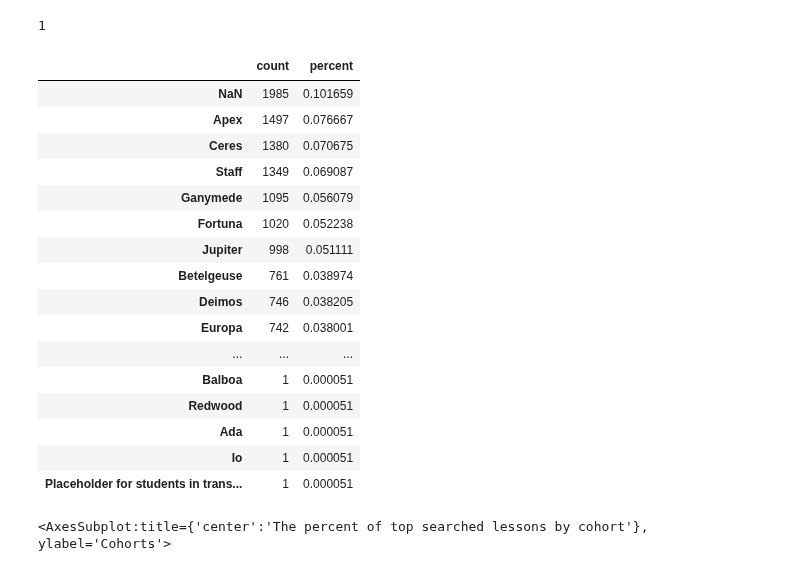
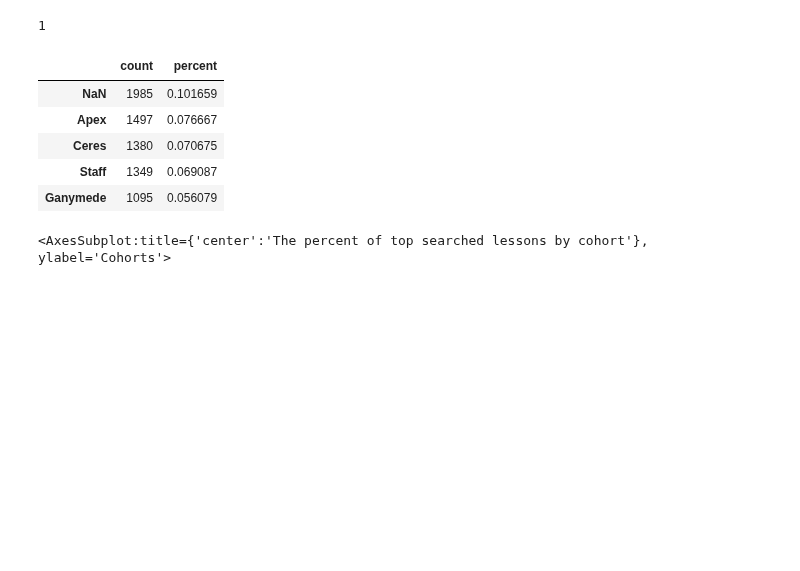
Before and after one commit to AACKV/anomaly_detection_project, a Jupyter notebook: arsenes_scratch_notebook.ipynb, the cells around one changed output. Saved outputs shown, nothing was run; the diff lists cells and outputs as text; code cells hidden in the pictures; blank space fills up the shorter version.

```diff
--- a/arsenes_scratch_notebook.ipynb
+++ b/arsenes_scratch_notebook.ipynb
@@ -370,25 +381,14 @@ json_search.path.nunique()
 # %%
 # Displaying the top cohorts to check out the path 'search/search_index.json'
 
-value_counts_and_frequencies(json_search.name)
+value_counts_and_frequencies(json_search.name).head()
 # %% [output]
 |  | count | percent |
 | NaN | 1985 | 0.101659 |
 | Apex | 1497 | 0.076667 |
 | Ceres | 1380 | 0.070675 |
 | Staff | 1349 | 0.069087 |
 | Ganymede | 1095 | 0.056079 |
-| Fortuna | 1020 | 0.052238 |
-| Jupiter | 998 | 0.051111 |
-| Betelgeuse | 761 | 0.038974 |
-| Deimos | 746 | 0.038205 |
-| Europa | 742 | 0.038001 |
-| ... | ... | ... |
-| Balboa | 1 | 0.000051 |
-| Redwood | 1 | 0.000051 |
-| Ada | 1 | 0.000051 |
-| Io | 1 | 0.000051 |
-| Placeholder for students in trans... | 1 | 0.000051 |
 # %%
 # Plotting the top 5 searches
 
```
Also changed, not shown: parts of 8 cells of this notebook.
